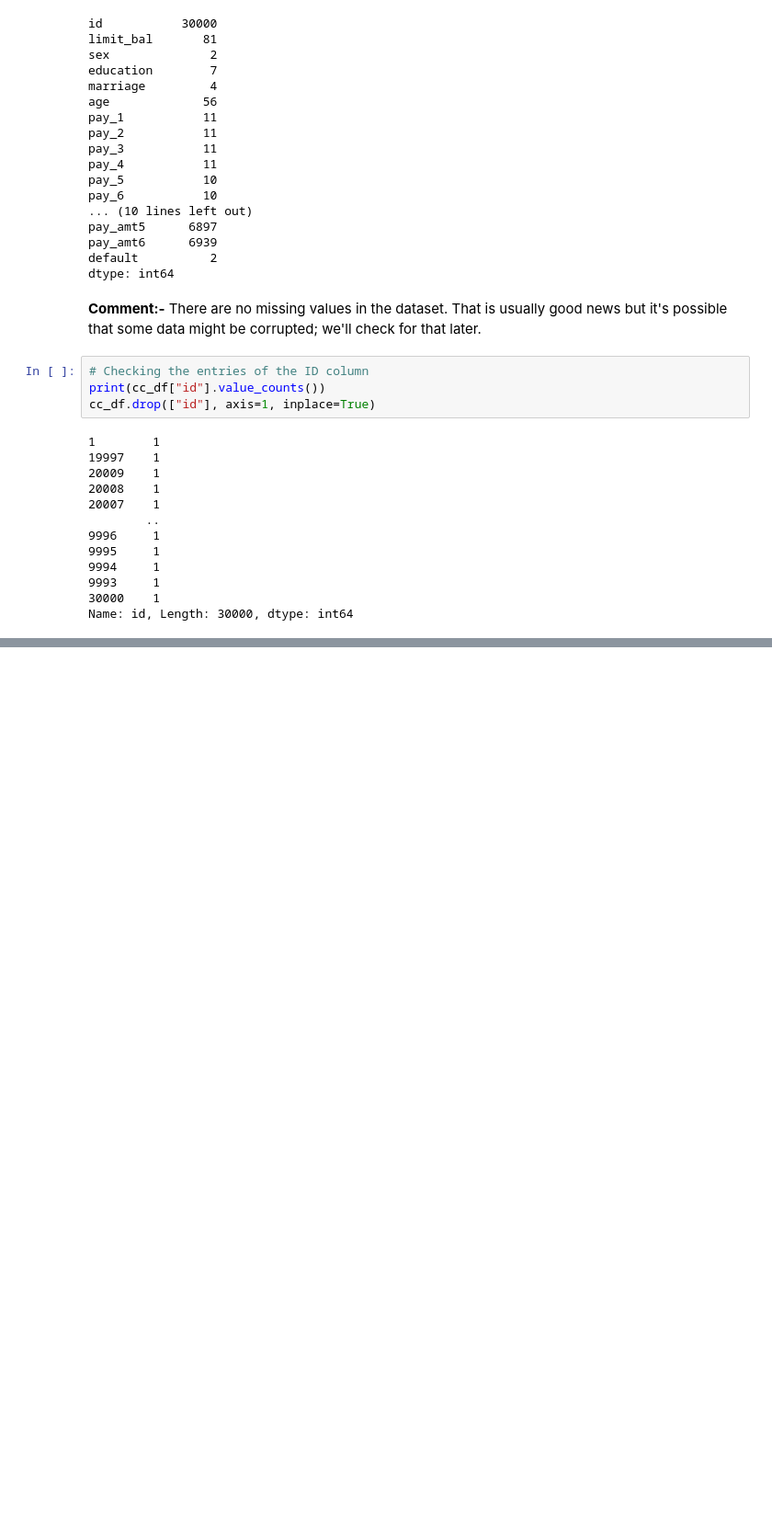
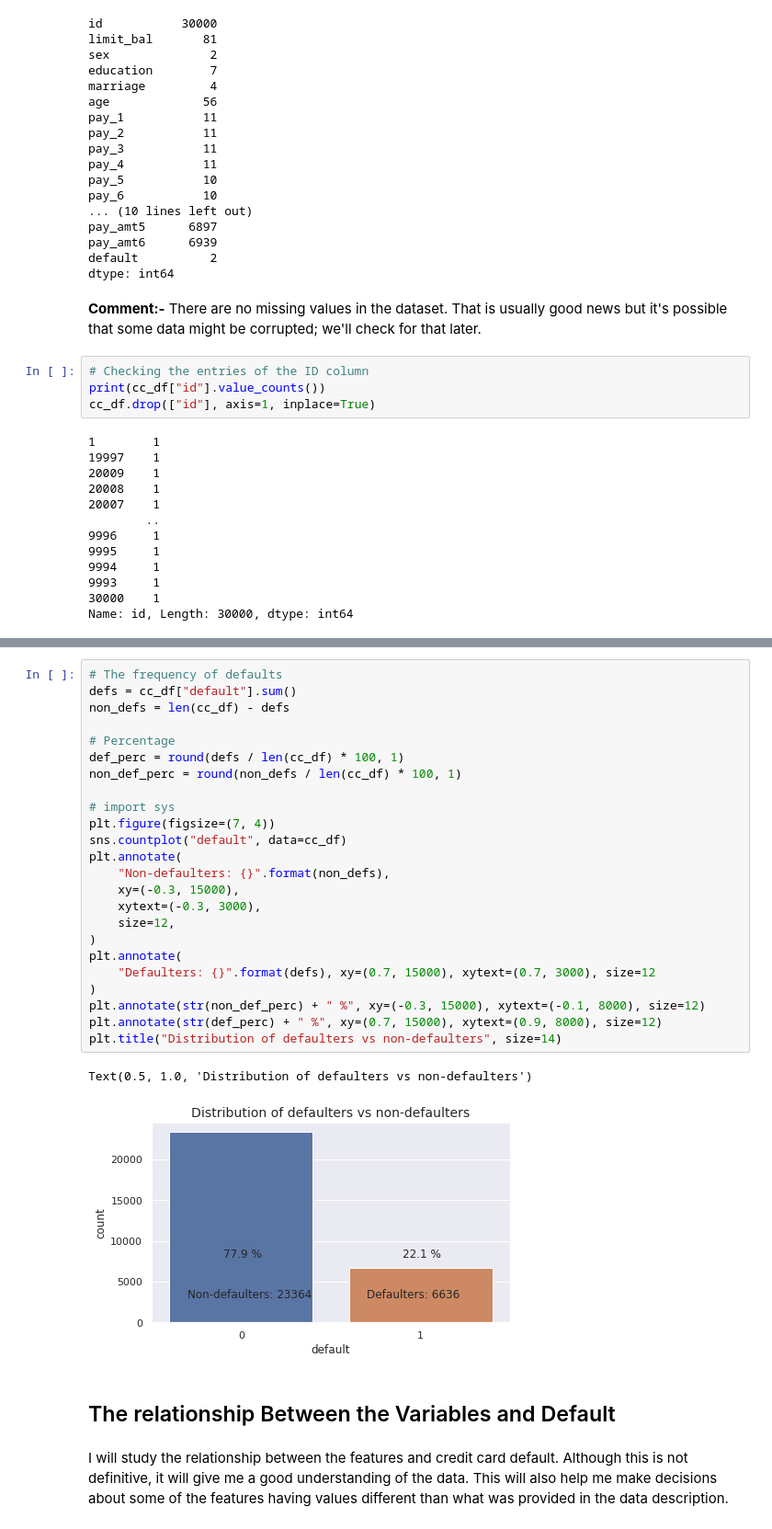
Before and after one commit to Aniket-Satpute/Credit-Card-Default-Prediction, a Jupyter notebook: Credit_Card_Default_Prediction_aniket.ipynb, the cells around one changed output, grey strips where cells are left out. Shown at 92% size. Saved outputs shown, nothing was run; the diff lists cells and outputs as text; blank space fills up the shorter version.

```diff
--- a/Credit_Card_Default_Prediction_aniket.ipynb
+++ b/Credit_Card_Default_Prediction_aniket.ipynb
@@ -183,0 +190,31 @@ Name: id, Length: 30000, dtype: int64
+# %%
+# The frequency of defaults
+defs = cc_df["default"].sum()
+non_defs = len(cc_df) - defs
+
+# Percentage
+def_perc = round(defs / len(cc_df) * 100, 1)
+non_def_perc = round(non_defs / len(cc_df) * 100, 1)
+
+# import sys
+plt.figure(figsize=(7, 4))
+sns.countplot("default", data=cc_df)
+plt.annotate(
+    "Non-defaulters: {}".format(non_defs),
+    xy=(-0.3, 15000),
+    xytext=(-0.3, 3000),
+    size=12,
+)
+plt.annotate(
+    "Defaulters: {}".format(defs), xy=(0.7, 15000), xytext=(0.7, 3000), size=12
+)
+plt.annotate(str(non_def_perc) + " %", xy=(-0.3, 15000), xytext=(-0.1, 8000), size=12)
+plt.annotate(str(def_perc) + " %", xy=(0.7, 15000), xytext=(0.9, 8000), size=12)
+plt.title("Distribution of defaulters vs non-defaulters", size=14)
+# %% [output]
+Text(0.5, 1.0, 'Distribution of defaulters vs non-defaulters')
+[figure, added]
+# %% [markdown]
+## The relationship Between the Variables and Default<br>
+# %% [markdown]
+I will study the relationship between the features and credit card default. Although this is not definitive, it will give me a good understanding of the data. This will also help me make decisions about some of the features having values different than what was provided in the data description.
```
Also changed, not shown: parts of 3 cells of this notebook.
